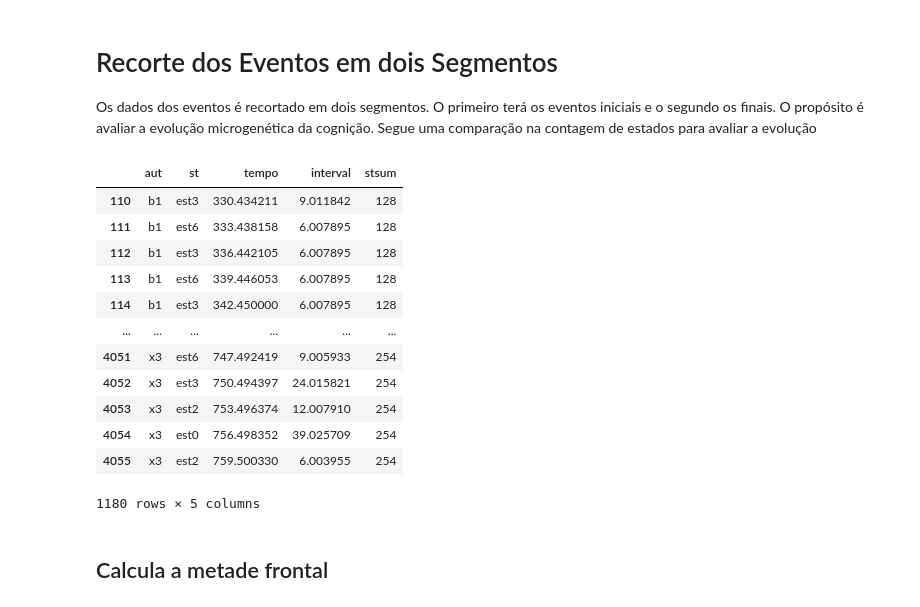
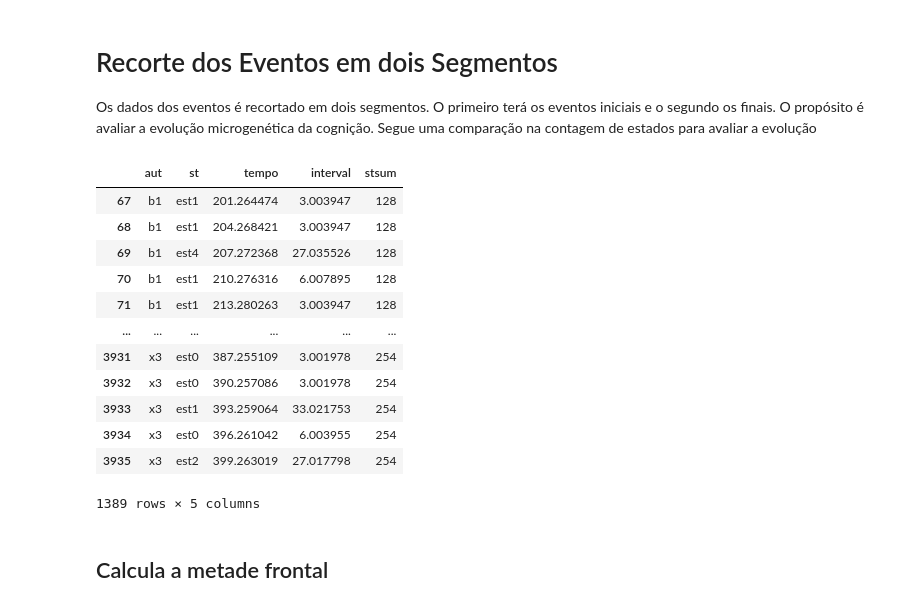
Before and after one commit to labase/data_edu, a Jupyter notebook: ipnb/organelas_eica.ipynb, the cells around one changed output. Drawn from its saved outputs; the diff is of its cells as text; code cells hidden in the pictures.

```diff
--- a/ipnb/organelas_eica.ipynb
+++ b/ipnb/organelas_eica.ipynb
@@ -362,23 +362,23 @@ The palette list has fewer values (21) than needed (22) and will cycle, which ma
 # Recorte dos Eventos em dois Segmentos
 Os dados dos eventos é recortado em dois segmentos. O primeiro terá os eventos iniciais e o segundo os finais. O propósito é avaliar a evolução microgenética da cognição. Segue uma comparação na contagem de estados para avaliar a evolução
 # %%
-df_front = df_states[df_states['tempo'] <= 330]
-df_back = df_states[df_states['tempo'] > 330]
+df_front = df_states[df_states['tempo'] <= 200]
+df_back = df_states[(200 < df_states['tempo']) & ( df_states['tempo'] < 400)]
 df_back
 # %% [output]
 |  | aut | st | tempo | interval | stsum |
-| 110 | b1 | est3 | 330.434211 | 9.011842 | 128 |
-| 111 | b1 | est6 | 333.438158 | 6.007895 | 128 |
-| 112 | b1 | est3 | 336.442105 | 6.007895 | 128 |
-| 113 | b1 | est6 | 339.446053 | 6.007895 | 128 |
-| 114 | b1 | est3 | 342.450000 | 6.007895 | 128 |
+| 67 | b1 | est1 | 201.264474 | 3.003947 | 128 |
+| 68 | b1 | est1 | 204.268421 | 3.003947 | 128 |
+| 69 | b1 | est4 | 207.272368 | 27.035526 | 128 |
+| 70 | b1 | est1 | 210.276316 | 6.007895 | 128 |
+| 71 | b1 | est1 | 213.280263 | 3.003947 | 128 |
 | ... | ... | ... | ... | ... | ... |
-| 4051 | x3 | est6 | 747.492419 | 9.005933 | 254 |
-| 4052 | x3 | est3 | 750.494397 | 24.015821 | 254 |
-| 4053 | x3 | est2 | 753.496374 | 12.007910 | 254 |
-| 4054 | x3 | est0 | 756.498352 | 39.025709 | 254 |
-| 4055 | x3 | est2 | 759.500330 | 6.003955 | 254 |
+| 3931 | x3 | est0 | 387.255109 | 3.001978 | 254 |
+| 3932 | x3 | est0 | 390.257086 | 3.001978 | 254 |
+| 3933 | x3 | est1 | 393.259064 | 33.021753 | 254 |
+| 3934 | x3 | est0 | 396.261042 | 6.003955 | 254 |
+| 3935 | x3 | est2 | 399.263019 | 27.017798 | 254 |
-1180 rows × 5 columns
+1389 rows × 5 columns
 # %% [markdown]
 ## Calcula a metade frontal
 # %%
```
Also changed, not shown: parts of 2 cells of this notebook.
